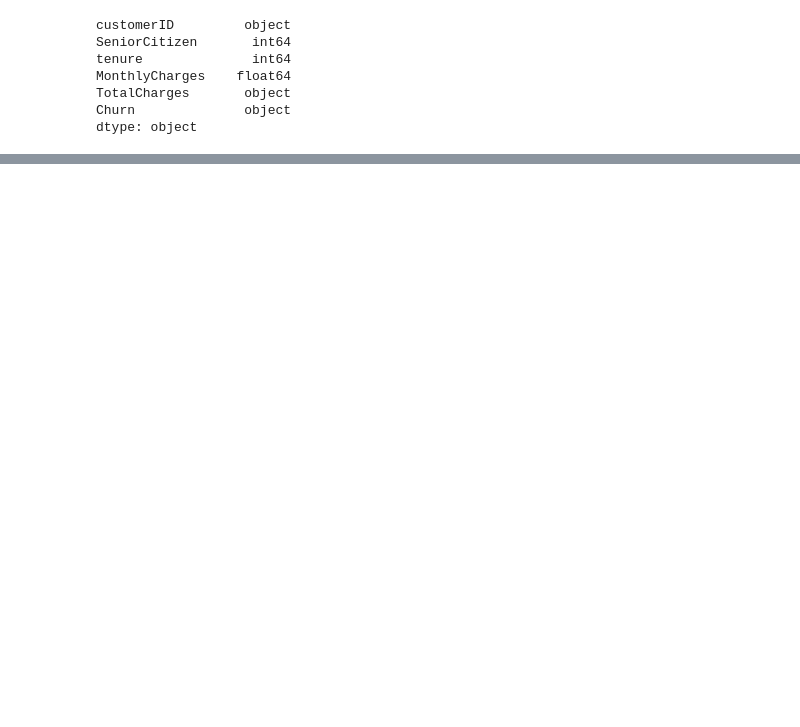
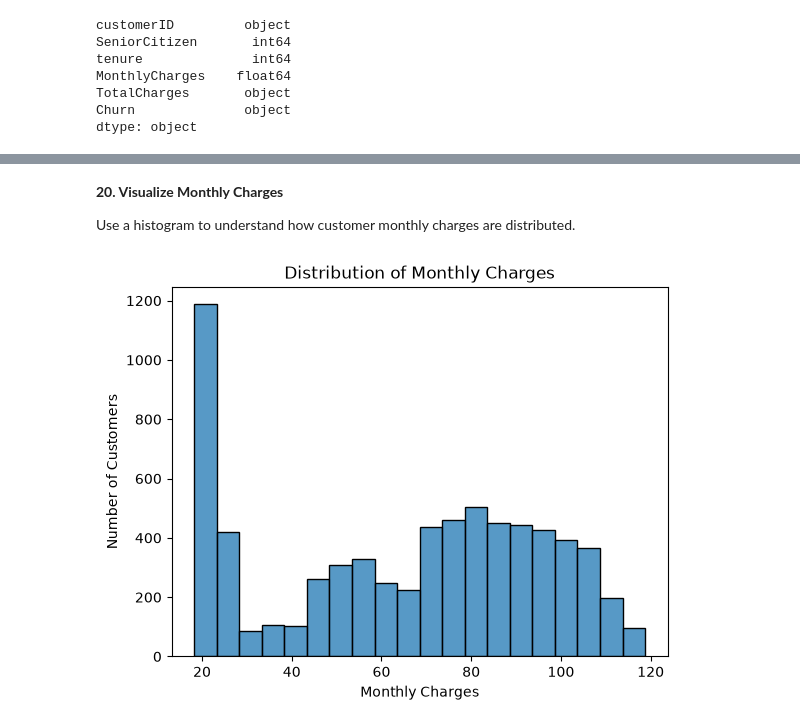
Before and after one commit to gitmaruneko/telco-customer-churn-pipeline, a Jupyter notebook: notebooks/01_data_exploration.ipynb, the cells around one changed output, grey strips where cells are left out. Cells and saved outputs as stored; diff of their text form; code cells hidden in the pictures; blank space fills up the shorter version.

```diff
--- a/notebooks/01_data_exploration.ipynb
+++ b/notebooks/01_data_exploration.ipynb
@@ -106,0 +610,13 @@ Two: Yes and No.
+# %% [markdown]
+**20. Visualize Monthly Charges**
+
+Use a histogram to understand how customer monthly charges are distributed.
+# %%
+sns.histplot(data=data, x="MonthlyCharges", bins=20)
+
+plt.title("Distribution of Monthly Charges")
+plt.xlabel("Monthly Charges")
+plt.ylabel("Number of Customers")
+plt.show()
+# %% [output]
+[figure, added]
```
Also changed, not shown: parts of 99 cells of this notebook.
